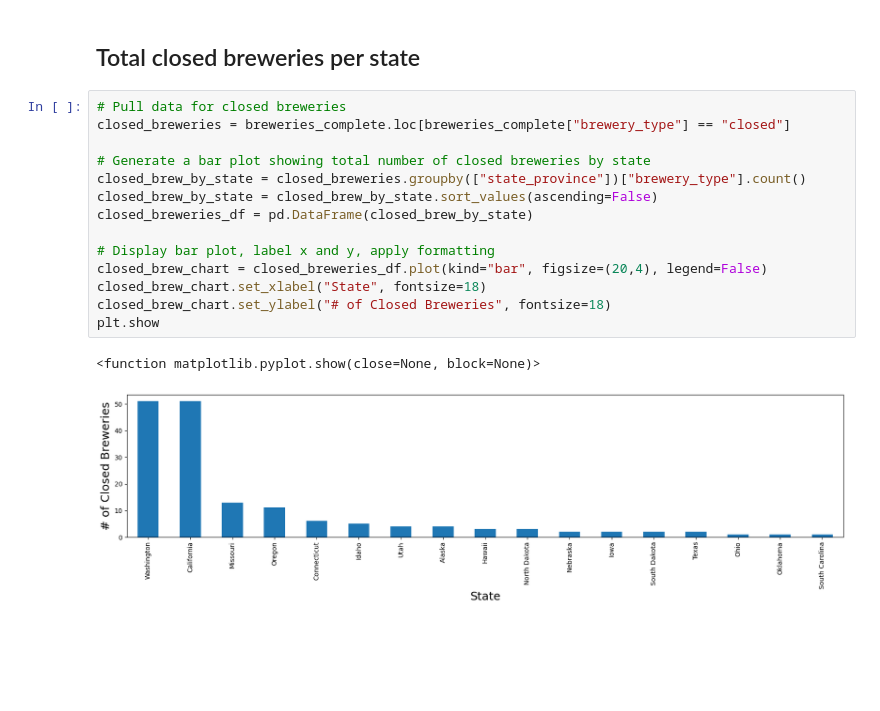
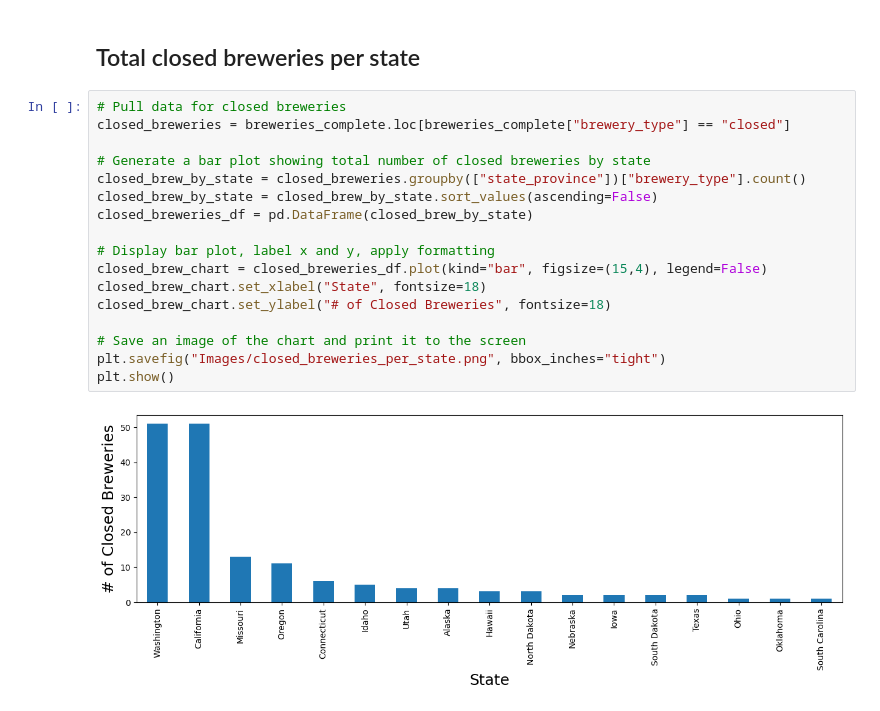
Before and after one commit to rpatel9877/project1, a Jupyter notebook: starter folders/andrew_hawthorne/brewery_charts.ipynb, the cells around one changed output. Saved outputs shown, nothing was run; the diff lists cells and outputs as text; blank space fills up the shorter version.

Commit message:
charting work

```diff
--- a/starter folders/andrew_hawthorne/brewery_charts.ipynb
+++ b/starter folders/andrew_hawthorne/brewery_charts.ipynb
@@ -66,17 +66,19 @@ plt.show()
 # %%
 # Pull data for closed breweries
 closed_breweries = breweries_complete.loc[breweries_complete["brewery_type"] == "closed"]
 
 # Generate a bar plot showing total number of closed breweries by state
 closed_brew_by_state = closed_breweries.groupby(["state_province"])["brewery_type"].count()
 closed_brew_by_state = closed_brew_by_state.sort_values(ascending=False)
 closed_breweries_df = pd.DataFrame(closed_brew_by_state)
 
 # Display bar plot, label x and y, apply formatting
-closed_brew_chart = closed_breweries_df.plot(kind="bar", figsize=(20,4), legend=False)
+closed_brew_chart = closed_breweries_df.plot(kind="bar", figsize=(15,4), legend=False)
 closed_brew_chart.set_xlabel("State", fontsize=18)
 closed_brew_chart.set_ylabel("# of Closed Breweries", fontsize=18)
-plt.show
+
+# Save an image of the chart and print it to the screen
+plt.savefig("Images/closed_breweries_per_state.png", bbox_inches="tight")
+plt.show()
 # %% [output]
-<function matplotlib.pyplot.show(close=None, block=None)>
-[figure, old version]
+[figure, new version]
```
Also changed, not shown: parts of 4 cells of this notebook, 2 other files.
